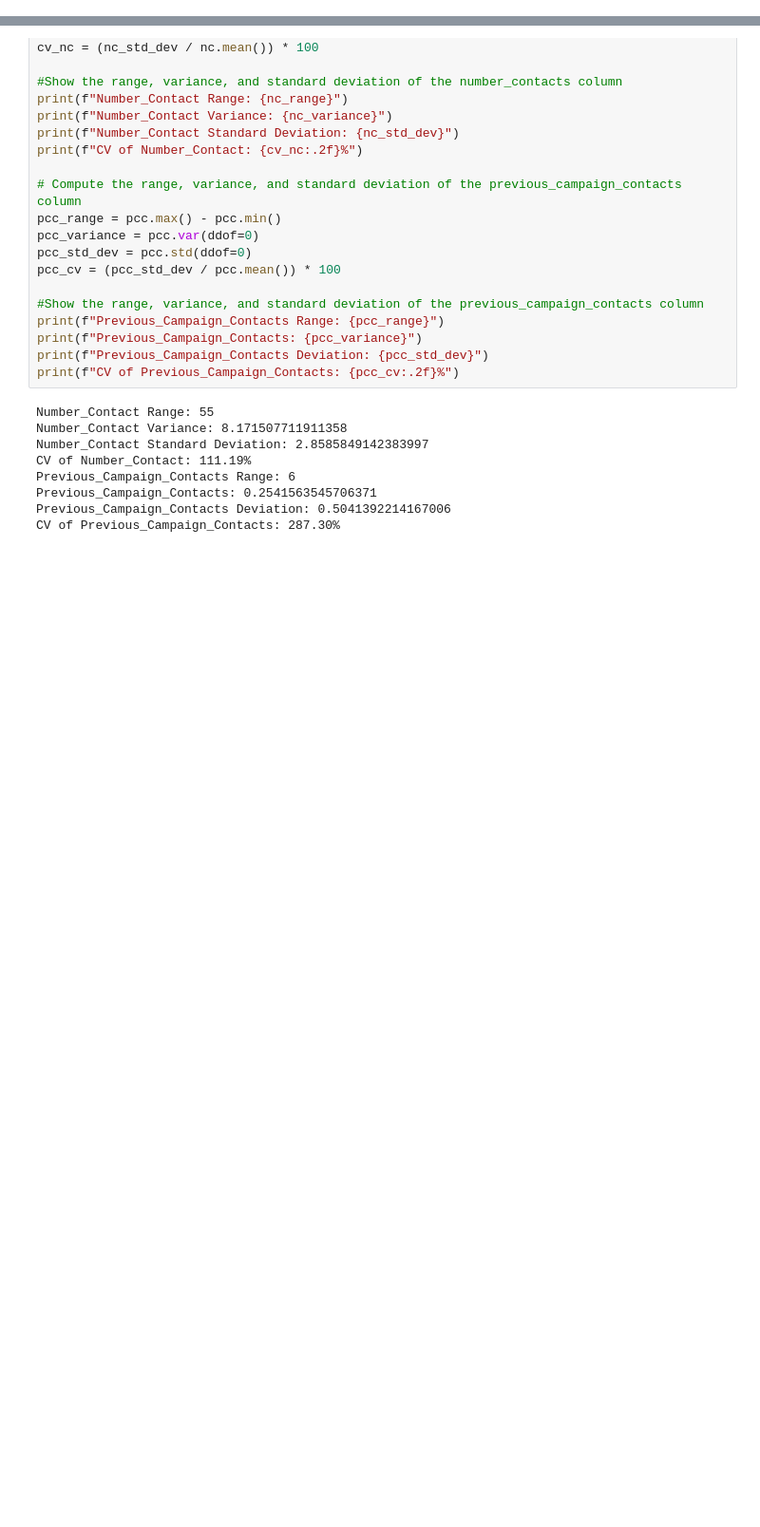
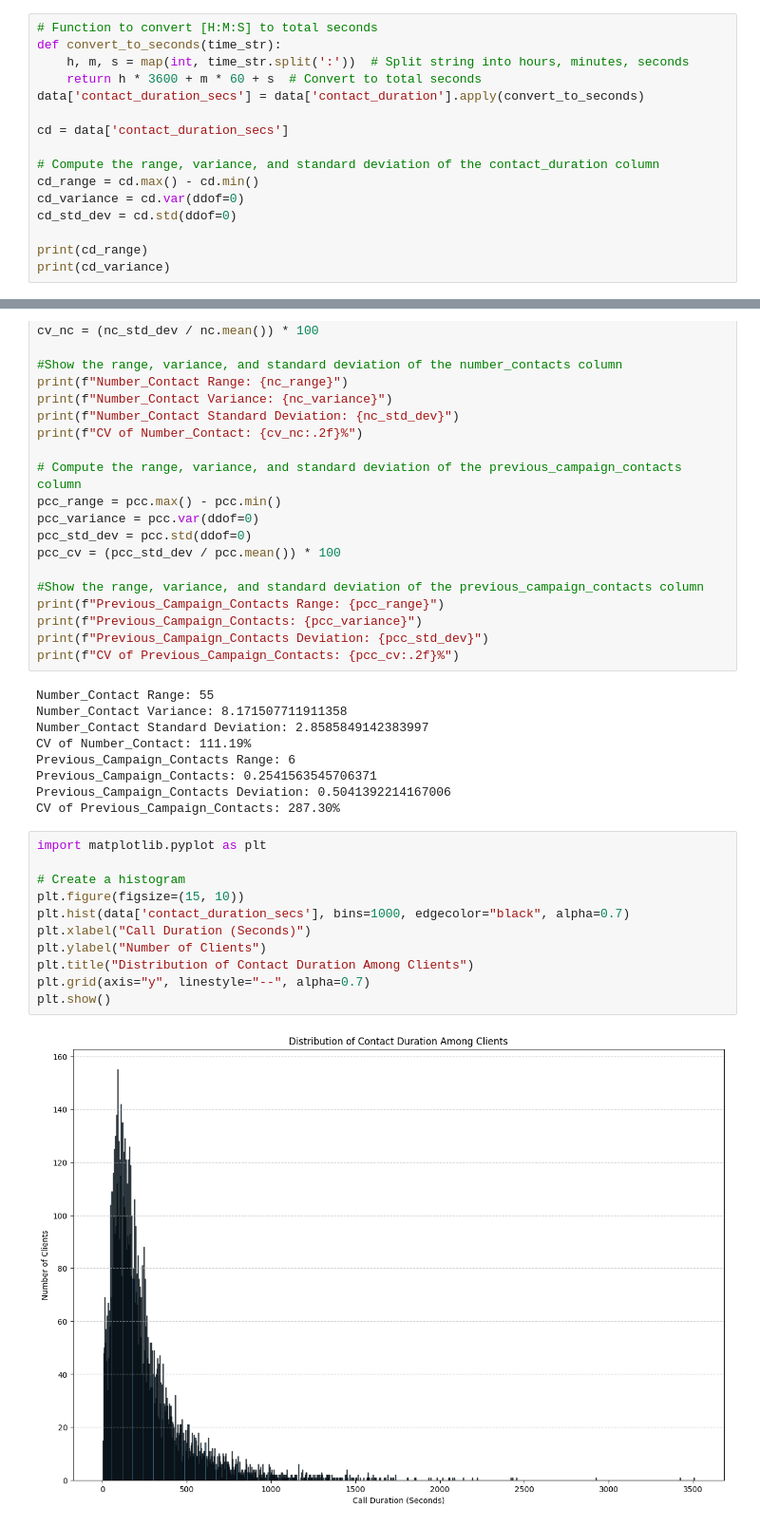
Before and after one commit to KinGabriel/Bank-Marketing-Preprocessing, a Jupyter notebook: variability_and_dispersion.ipynb, the cells around one changed output, grey strips where cells are left out. Shown at 95% size. Drawn from its saved outputs; the diff is of its cells as text; blank space fills up the shorter version.

Commit message:
drafted graph scripts

```diff
--- a/variability_and_dispersion.ipynb
+++ b/variability_and_dispersion.ipynb
@@ -47,3 +47,19 @@ print(f"Euribor_Three_Months Standard Deviation: {etm_std_dev}")
 Euribor_Three_Months Range: 4.411
 Euribor_Three_Months Variance: 3.0110936131660497
 Euribor_Three_Months Standard Deviation: 1.735250302741956
+# %%
+# Function to convert [H:M:S] to total seconds
+def convert_to_seconds(time_str):
+    h, m, s = map(int, time_str.split(':'))  # Split string into hours, minutes, seconds
+    return h * 3600 + m * 60 + s  # Convert to total seconds
+data['contact_duration_secs'] = data['contact_duration'].apply(convert_to_seconds)
+
+cd = data['contact_duration_secs']
+
+# Compute the range, variance, and standard deviation of the contact_duration column
+cd_range = cd.max() - cd.min()
+cd_variance = cd.var(ddof=0)
+cd_std_dev = cd.std(ddof=0)
+
+print(cd_range)
+print(cd_variance)
@@ -117,3 +137,16 @@ Previous_Campaign_Contacts Range: 6
 Previous_Campaign_Contacts: 0.2541563545706371
 Previous_Campaign_Contacts Deviation: 0.5041392214167006
 CV of Previous_Campaign_Contacts: 287.30%
+# %%
+import matplotlib.pyplot as plt
+
+# Create a histogram
+plt.figure(figsize=(15, 10))
+plt.hist(data['contact_duration_secs'], bins=1000, edgecolor="black", alpha=0.7)
+plt.xlabel("Call Duration (Seconds)")
+plt.ylabel("Number of Clients")
+plt.title("Distribution of Contact Duration Among Clients")
+plt.grid(axis="y", linestyle="--", alpha=0.7)
+plt.show()
+# %% [output]
+[figure, added]
```
Also changed, not shown: parts of 5 cells of this notebook.
